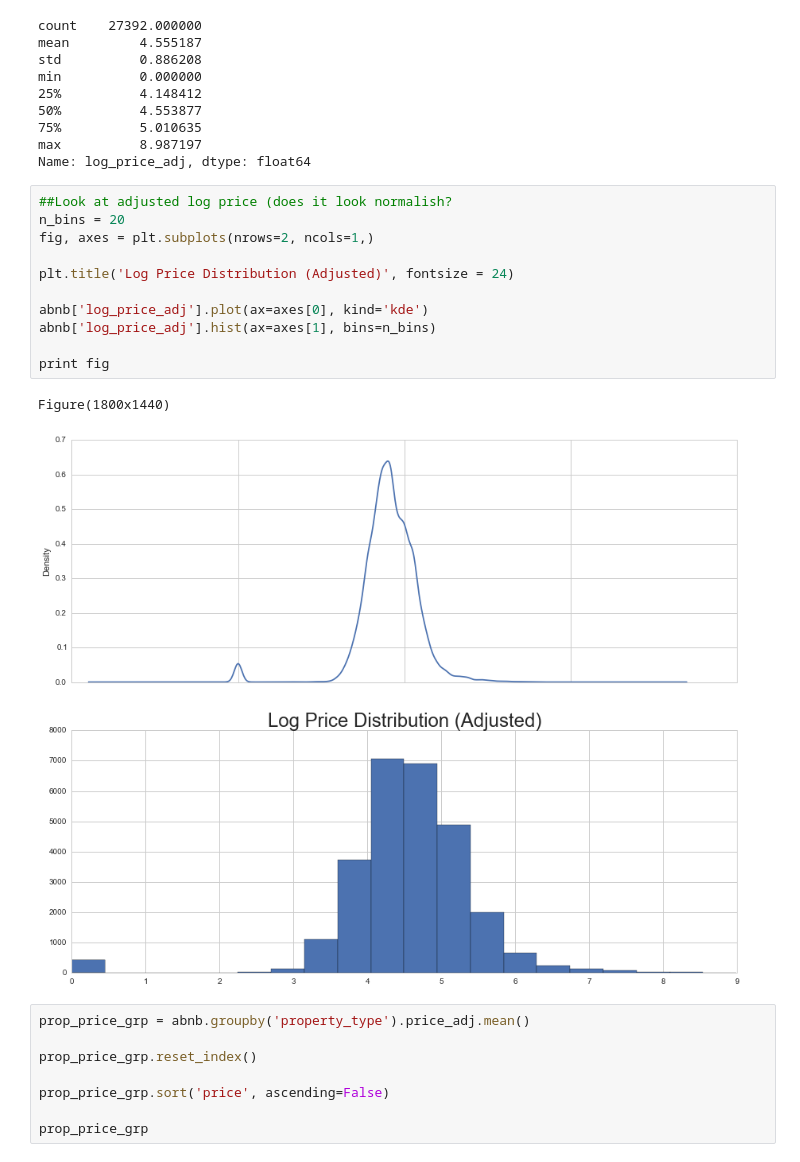
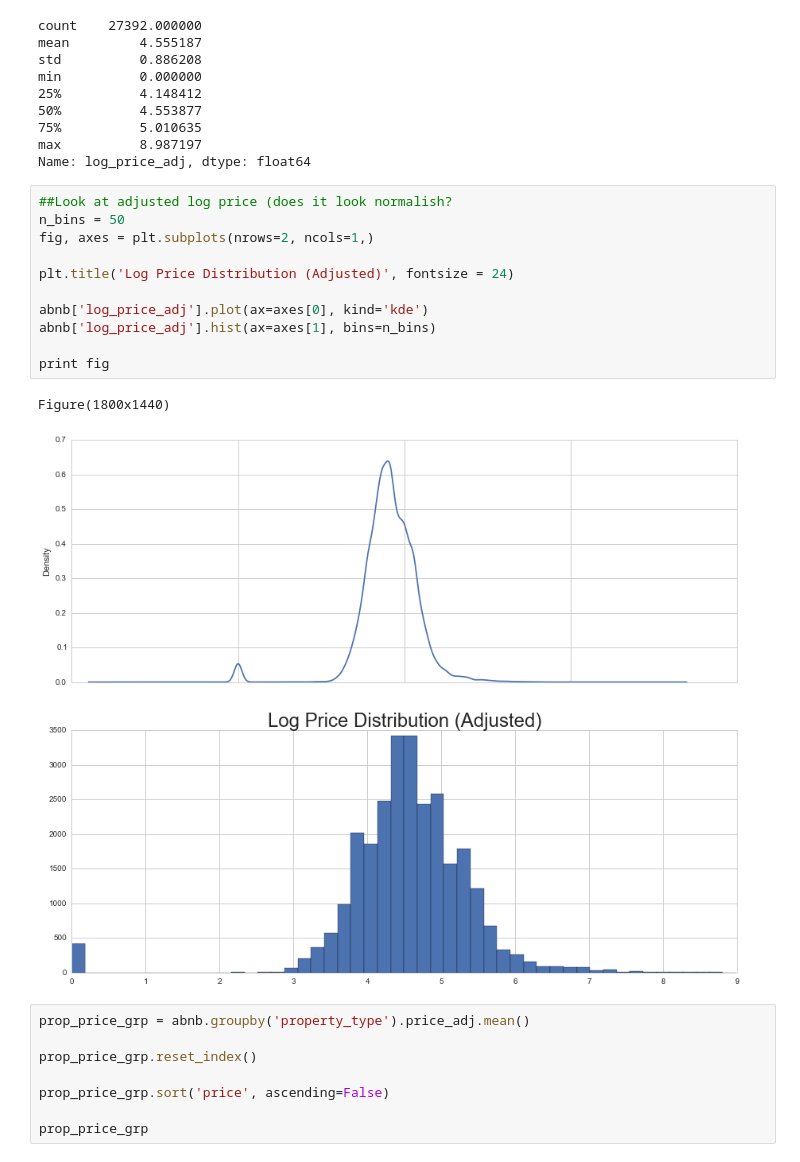
Before and after one commit to duncancfraser/GA_DS18, a Jupyter notebook: Project/Exploration/AirBnB NYC Final.ipynb, the cells around one changed output. Saved outputs shown, nothing was run; the diff lists cells and outputs as text.

```diff
--- a/Project/Exploration/AirBnB NYC Final.ipynb
+++ b/Project/Exploration/AirBnB NYC Final.ipynb
@@ -176,18 +176,18 @@ max          8.987197
 Name: log_price_adj, dtype: float64
 # %%
 ##Look at adjusted log price (does it look normalish?
-n_bins = 20
+n_bins = 50
 fig, axes = plt.subplots(nrows=2, ncols=1,)
 
 plt.title('Log Price Distribution (Adjusted)', fontsize = 24)
 
 abnb['log_price_adj'].plot(ax=axes[0], kind='kde')
 abnb['log_price_adj'].hist(ax=axes[1], bins=n_bins)
 
 print fig
 # %% [output]
 Figure(1800x1440)
-[figure, old version]
+[figure, new version]
 # %%
 prop_price_grp = abnb.groupby('property_type').price_adj.mean()
 
```
Also changed, not shown: parts of 76 cells of this notebook.
